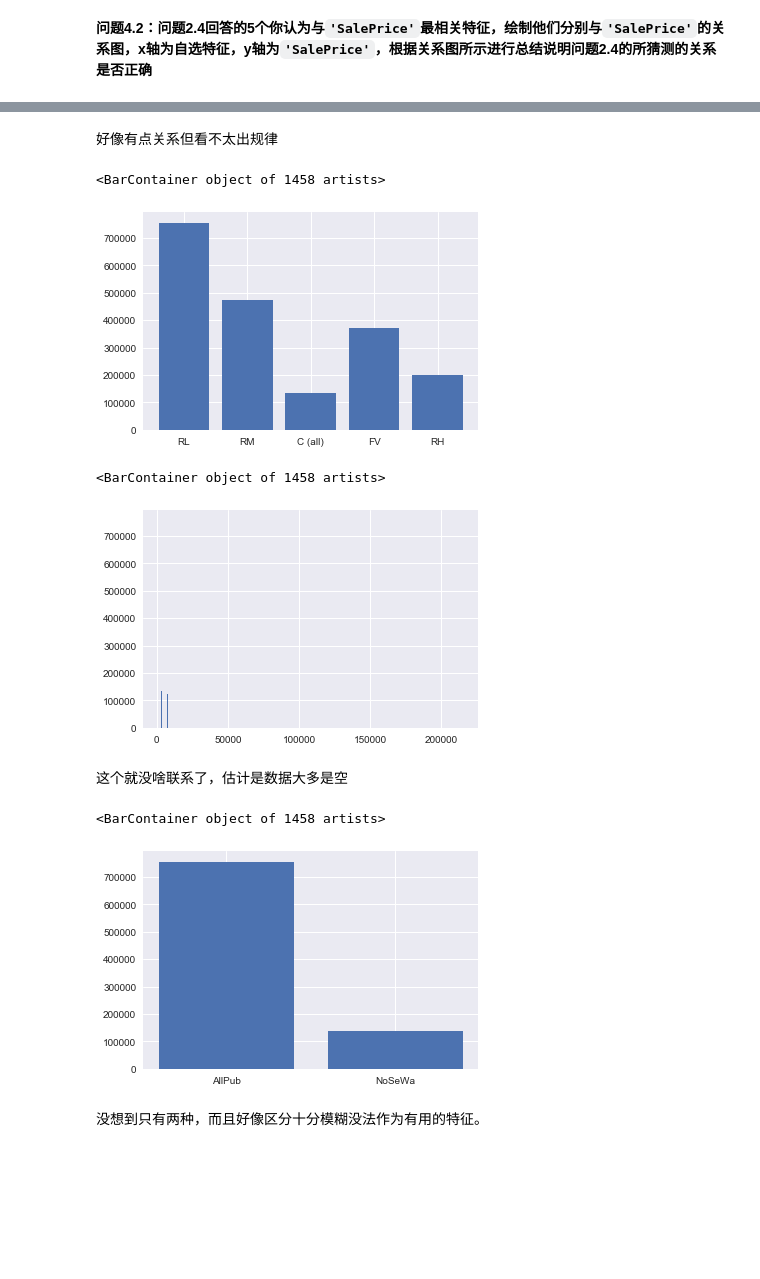
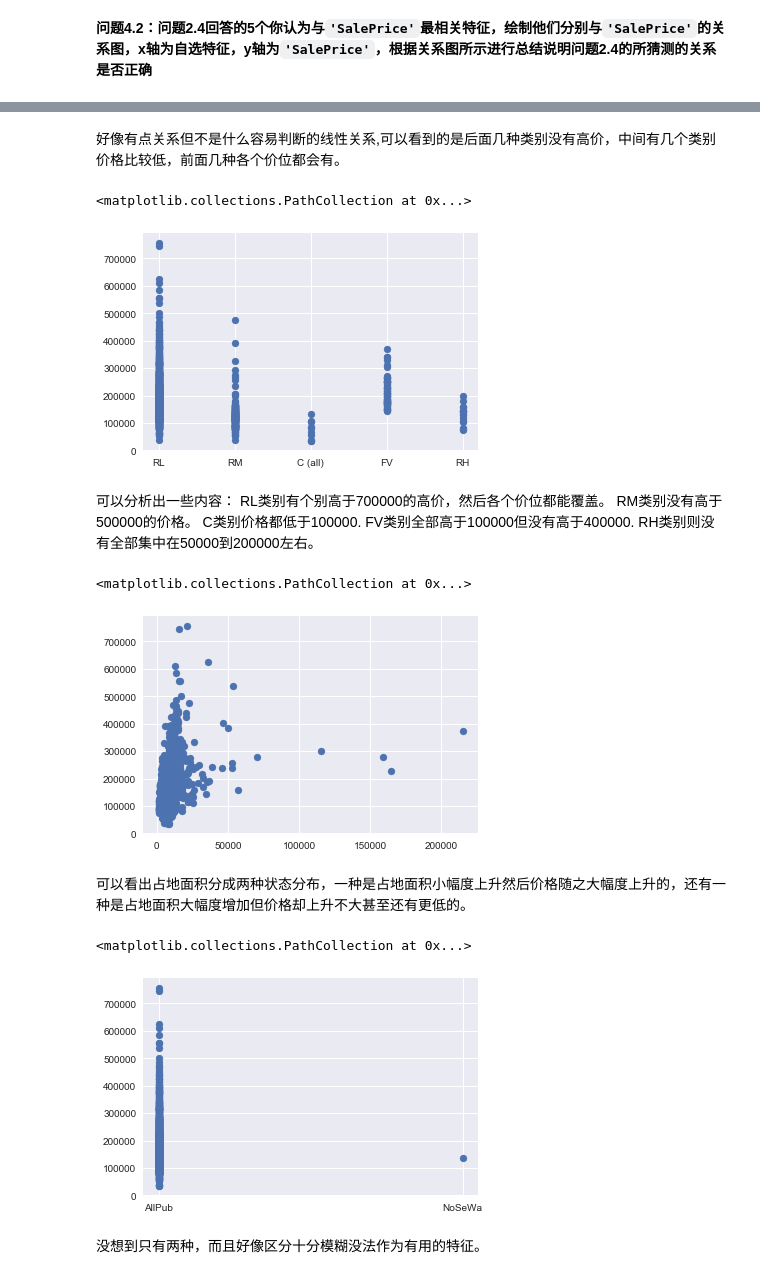
Before and after one commit to hmy1994/predicting-housing-price, a Jupyter notebook: boston_housing.ipynb, the cells around one changed output, grey strips where cells are left out. Saved outputs shown, nothing was run; the diff lists cells and outputs as text; code cells hidden in the pictures; blank space fills up the shorter version.

```diff
--- a/boston_housing.ipynb
+++ b/boston_housing.ipynb
@@ -256,21 +258,28 @@ plt.bar(data_df['MSSubClass'], data_df['SalePrice'])
-# %% [markdown]
-好像有点关系但看不太出规律
+# %% [markdown]
+好像有点关系但不是什么容易判断的线性关系,可以看到的是后面几种类别没有高价，中间有几个类别价格比较低，前面几种各个价位都会有。
 # %%
-plt.bar(data_df['MSZoning'], data_df['SalePrice'])
+plt.scatter(data_df['MSZoning'], data_df['SalePrice'])
 # %% [output]
-<BarContainer object of 1458 artists>
+<matplotlib.collections.PathCollection at 0x...>
-[figure, old version]
+[figure, new version]
+# %% [markdown]
+可以分析出一些内容：
+RL类别有个别高于700000的高价，然后各个价位都能覆盖。
+RM类别没有高于500000的价格。
+C类别价格都低于100000.
+FV类别全部高于100000但没有高于400000.
+RH类别则没有全部集中在50000到200000左右。
 # %%
-plt.bar(data_df['LotArea'], data_df['SalePrice'])
+plt.scatter(data_df['LotArea'], data_df['SalePrice'])
 # %% [output]
-<BarContainer object of 1458 artists>
+<matplotlib.collections.PathCollection at 0x...>
-[figure, old version]
+[figure, new version]
-# %% [markdown]
-这个就没啥联系了，估计是数据大多是空
+# %% [markdown]
+可以看出占地面积分成两种状态分布，一种是占地面积小幅度上升然后价格随之大幅度上升的，还有一种是占地面积大幅度增加但价格却上升不大甚至还有更低的。
 # %%
-plt.bar(data_df['Utilities'], data_df['SalePrice'])
+plt.scatter(data_df['Utilities'], data_df['SalePrice'])
 # %% [output]
-<BarContainer object of 1458 artists>
+<matplotlib.collections.PathCollection at 0x...>
-[figure, old version]
+[figure, new version]
 # %% [markdown]
 没想到只有两种，而且好像区分十分模糊没法作为有用的特征。
```
Also changed, not shown: parts of 9 cells of this notebook, 1 other file.
